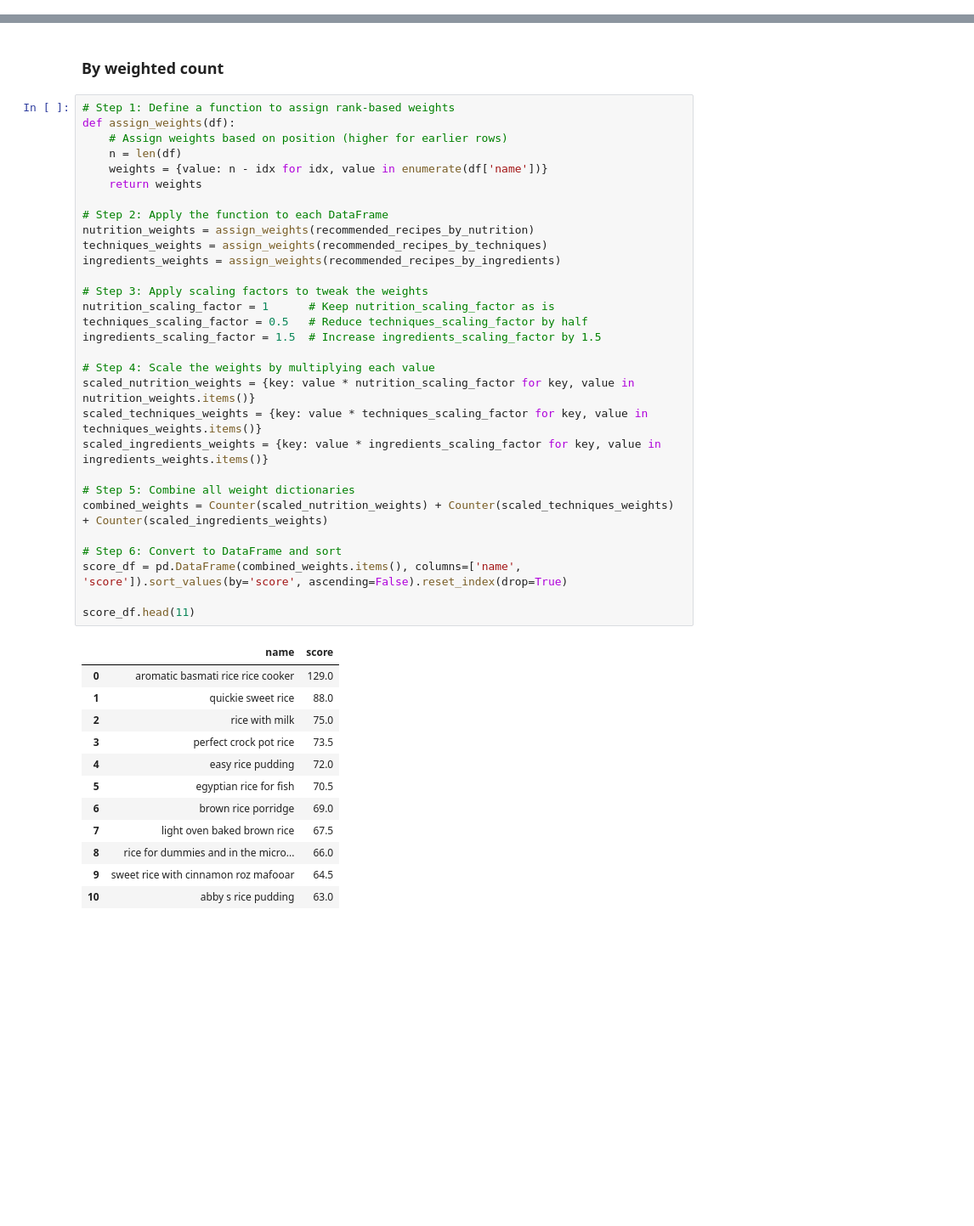
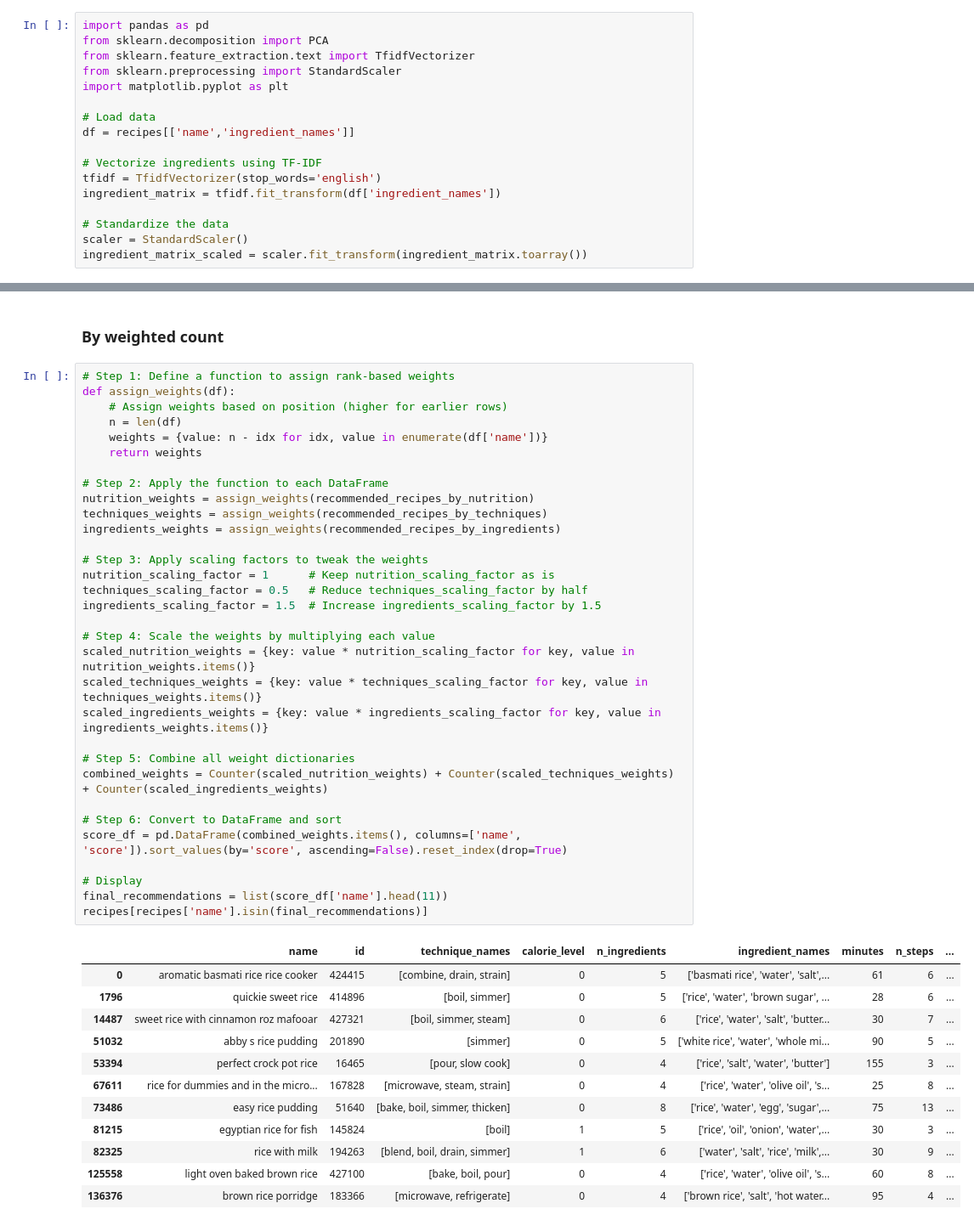
Before and after one commit to AnaqiAmir/FlavorFusion, a Jupyter notebook: knn.ipynb, the cells around one changed output, grey strips where cells are left out. Shown: that part at 85% size. Cells and saved outputs as stored; diff of their text form; blank space fills up the shorter version.

```diff
--- a/knn.ipynb
+++ b/knn.ipynb
@@ -229,0 +232,17 @@ recommended_recipes_by_ingredients.head(10)
+# %%
+import pandas as pd
+from sklearn.decomposition import PCA
+from sklearn.feature_extraction.text import TfidfVectorizer
+from sklearn.preprocessing import StandardScaler
+import matplotlib.pyplot as plt
+
+# Load data
+df = recipes[['name','ingredient_names']]
+
+# Vectorize ingredients using TF-IDF
+tfidf = TfidfVectorizer(stop_words='english')
+ingredient_matrix = tfidf.fit_transform(df['ingredient_names'])
+
+# Standardize the data
+scaler = StandardScaler()
+ingredient_matrix_scaled = scaler.fit_transform(ingredient_matrix.toarray())
@@ -264,43 +343,45 @@ count_df.head(11)
 # %%
 # Step 1: Define a function to assign rank-based weights
 def assign_weights(df):
     # Assign weights based on position (higher for earlier rows)
     n = len(df)
     weights = {value: n - idx for idx, value in enumerate(df['name'])}
     return weights
 
 # Step 2: Apply the function to each DataFrame
 nutrition_weights = assign_weights(recommended_recipes_by_nutrition)
 techniques_weights = assign_weights(recommended_recipes_by_techniques)
 ingredients_weights = assign_weights(recommended_recipes_by_ingredients)
 
 # Step 3: Apply scaling factors to tweak the weights
 nutrition_scaling_factor = 1      # Keep nutrition_scaling_factor as is
 techniques_scaling_factor = 0.5   # Reduce techniques_scaling_factor by half
 ingredients_scaling_factor = 1.5  # Increase ingredients_scaling_factor by 1.5
 
 # Step 4: Scale the weights by multiplying each value
 scaled_nutrition_weights = {key: value * nutrition_scaling_factor for key, value in nutrition_weights.items()}
 scaled_techniques_weights = {key: value * techniques_scaling_factor for key, value in techniques_weights.items()}
 scaled_ingredients_weights = {key: value * ingredients_scaling_factor for key, value in ingredients_weights.items()}
 
 # Step 5: Combine all weight dictionaries
 combined_weights = Counter(scaled_nutrition_weights) + Counter(scaled_techniques_weights) + Counter(scaled_ingredients_weights)
 
 # Step 6: Convert to DataFrame and sort
 score_df = pd.DataFrame(combined_weights.items(), columns=['name', 'score']).sort_values(by='score', ascending=False).reset_index(drop=True)
 
-score_df.head(11)
+# Display
+final_recommendations = list(score_df['name'].head(11))
+recipes[recipes['name'].isin(final_recommendations)]
 # %% [output]
-|  | name | score |
-| 0 | aromatic basmati rice rice cooker | 129.0 |
-| 1 | quickie sweet rice | 88.0 |
-| 2 | rice with milk | 75.0 |
-| 3 | perfect crock pot rice | 73.5 |
-| 4 | easy rice pudding | 72.0 |
-| 5 | egyptian rice for fish | 70.5 |
-| 6 | brown rice porridge | 69.0 |
-| 7 | light oven baked brown rice | 67.5 |
-| 8 | rice for dummies and in the micro... | 66.0 |
-| 9 | sweet rice with cinnamon roz mafooar | 64.5 |
-| 10 | abby s rice pudding | 63.0 |
+|  | name | id | technique_names | calorie_level | n_ingredients | ingredient_names | minutes | n_steps | ... |
+| 0 | aromatic basmati rice rice cooker | 424415 | [combine, drain, strain] | 0 | 5 | ['basmati rice', 'water', 'salt',... | 61 | 6 | ... |
+| 1796 | quickie sweet rice | 414896 | [boil, simmer] | 0 | 5 | ['rice', 'water', 'brown sugar', ... | 28 | 6 | ... |
+| 14487 | sweet rice with cinnamon roz mafooar | 427321 | [boil, simmer, steam] | 0 | 6 | ['rice', 'water', 'salt', 'butter... | 30 | 7 | ... |
+| 51032 | abby s rice pudding | 201890 | [simmer] | 0 | 5 | ['white rice', 'water', 'whole mi... | 90 | 5 | ... |
+| 53394 | perfect crock pot rice | 16465 | [pour, slow cook] | 0 | 4 | ['rice', 'salt', 'water', 'butter'] | 155 | 3 | ... |
+| 67611 | rice for dummies and in the micro... | 167828 | [microwave, steam, strain] | 0 | 4 | ['rice', 'water', 'olive oil', 's... | 25 | 8 | ... |
+| 73486 | easy rice pudding | 51640 | [bake, boil, simmer, thicken] | 0 | 8 | ['rice', 'water', 'egg', 'sugar',... | 75 | 13 | ... |
+| 81215 | egyptian rice for fish | 145824 | [boil] | 1 | 5 | ['rice', 'oil', 'onion', 'water',... | 30 | 3 | ... |
+| 82325 | rice with milk | 194263 | [blend, boil, drain, simmer] | 1 | 6 | ['water', 'salt', 'rice', 'milk',... | 30 | 9 | ... |
+| 125558 | light oven baked brown rice | 427100 | [bake, boil, pour] | 0 | 4 | ['rice', 'water', 'olive oil', 's... | 60 | 8 | ... |
+| 136376 | brown rice porridge | 183366 | [microwave, refrigerate] | 0 | 4 | ['brown rice', 'salt', 'hot water... | 95 | 4 | ... |
```
Also changed, not shown: parts of 11 cells of this notebook.
